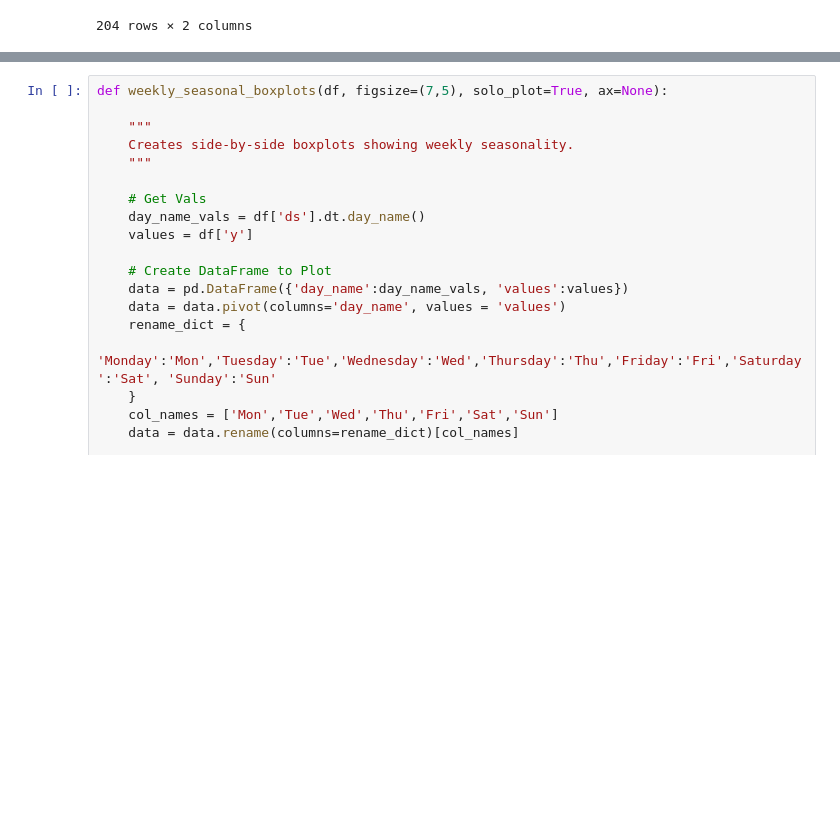
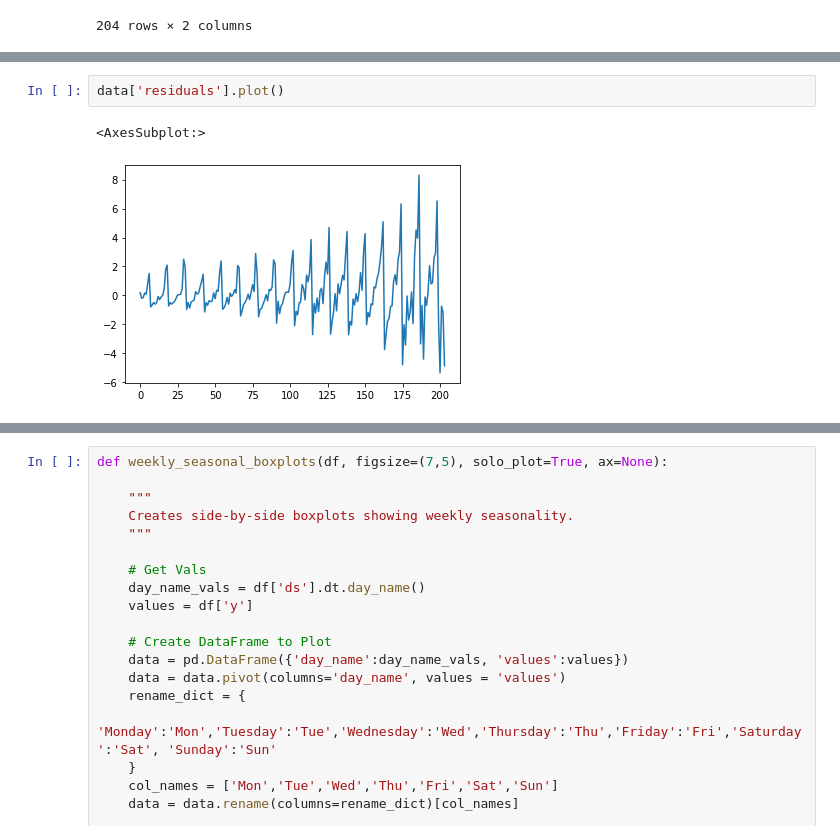
Before and after one commit to AaronNHorvitz/WanderingGoose, a Jupyter notebook: Sandbox/Time Series EDA.ipynb, the cells around one changed output, grey strips where cells are left out. Drawn from its saved outputs; the diff is of its cells as text; blank space fills up the shorter version.

```diff
--- a/Sandbox/Time Series EDA.ipynb
+++ b/Sandbox/Time Series EDA.ipynb
@@ -31,0 +77,5 @@ df
+# %%
+data['residuals'].plot()
+# %% [output]
+<AxesSubplot:>
+[figure, added]
```
Also changed, not shown: parts of 13 cells of this notebook.
